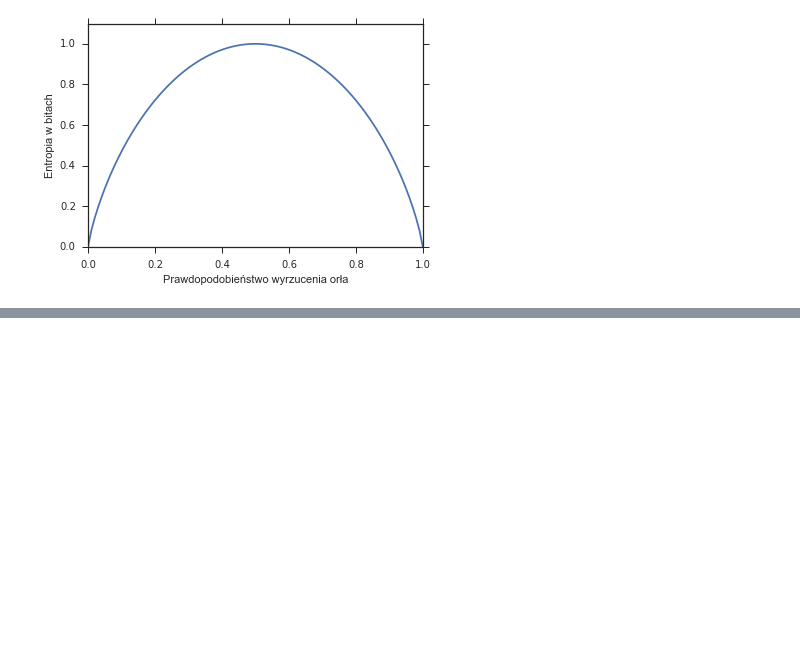
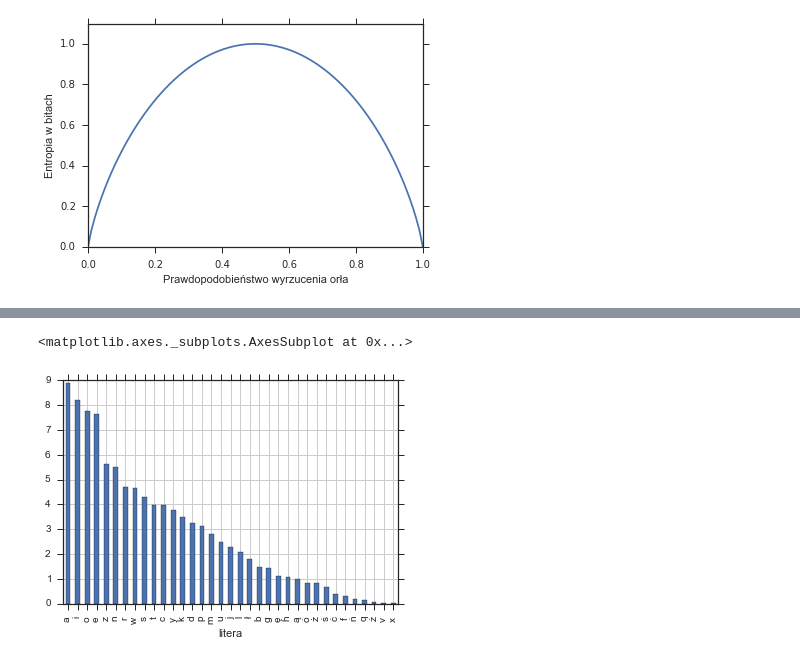
Before and after one commit to stared/delta-entropia, a Jupyter notebook: entropia.ipynb, the cells around one changed output, grey strips where cells are left out. Drawn from its saved outputs; the diff is of its cells as text; code cells hidden in the pictures; blank space fills up the shorter version.

Commit message:
czestosc liter dane

```diff
--- a/entropia.ipynb
+++ b/entropia.ipynb
@@ -27,0 +27,2 @@ plt.axis?
+# %%
+litery = pd.read_csv("litery_pl.csv", index_col=0)
@@ -27,0 +46,2 @@ plt.axis?
+# %%
+litery['zdziwienie'] = -np.log2(litery['procent']/100)
@@ -27,0 +69,5 @@ plt.axis?
+# %%
+litery.sort('procent', ascending=False)['procent'].plot(kind='bar')
+# %% [output]
+<matplotlib.axes._subplots.AxesSubplot at 0x...>
+[figure, added]
```
Also changed, not shown: parts of 7 cells of this notebook, 1 other file.
